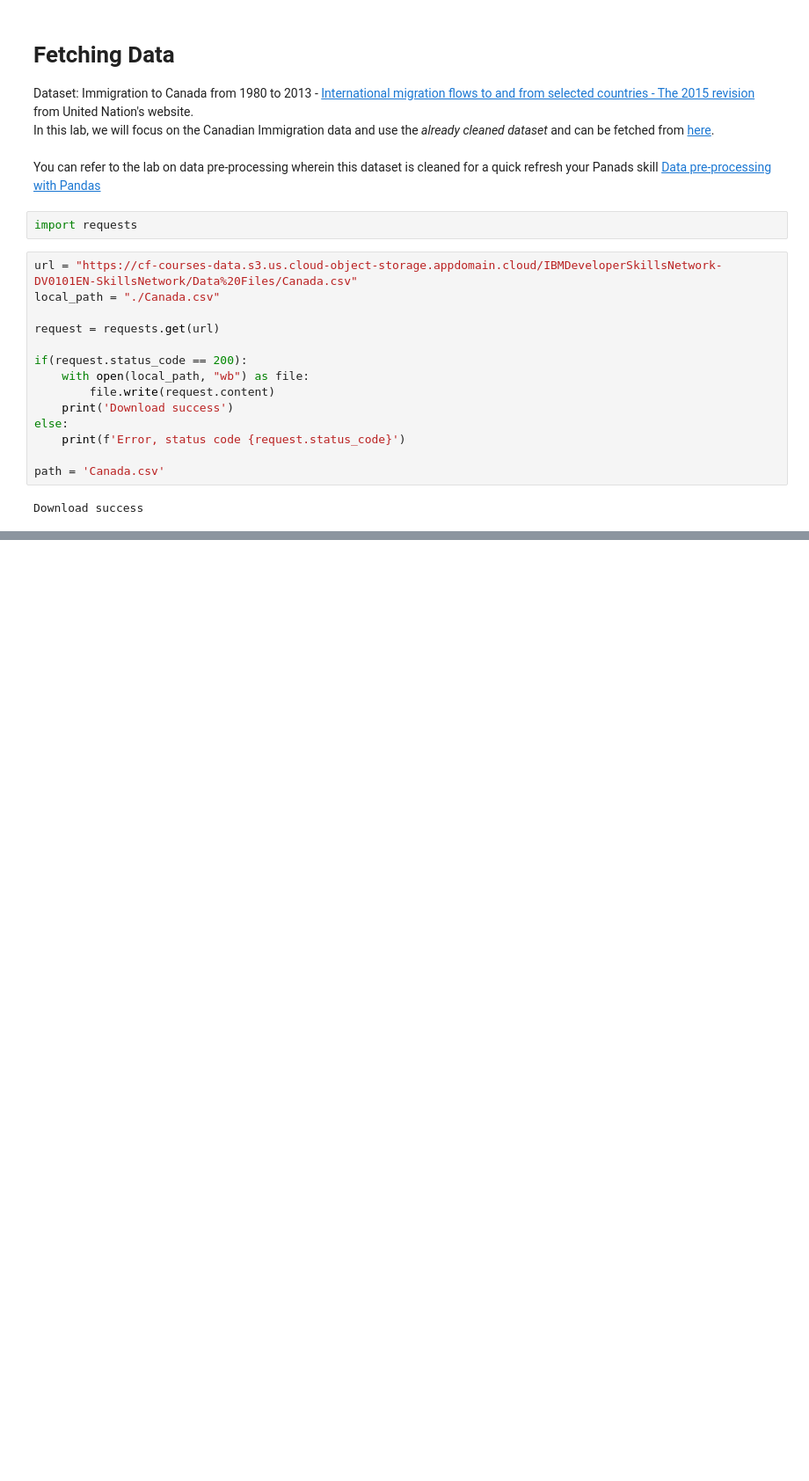
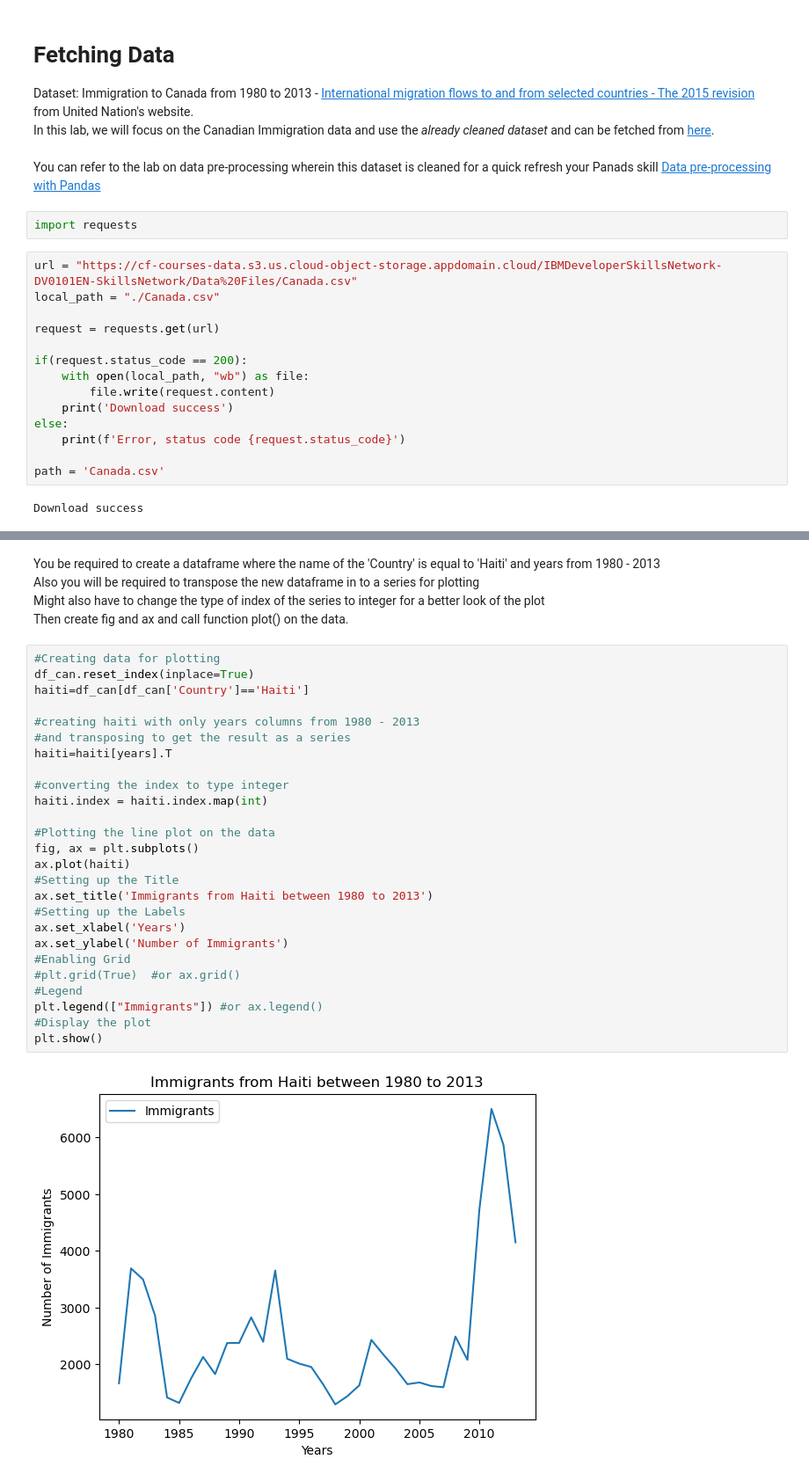
Before and after one commit to matublaq/IBM_datascience_course, a Jupyter notebook: Visualization/matplotlib/plotting_matplotlib.ipynb, the cells around one changed output, grey strips where cells are left out. Shown at 88% size. Drawn from its saved outputs; the diff is of its cells as text; blank space fills up the shorter version.

```diff
--- a/Visualization/matplotlib/plotting_matplotlib.ipynb
+++ b/Visualization/matplotlib/plotting_matplotlib.ipynb
@@ -31,0 +165,30 @@ Download success
+# %% [markdown]
+You be required to create a dataframe where the name of the 'Country' is equal to 'Haiti' and years from 1980 - 2013<br> Also you will be required to transpose the new dataframe in to a series for plotting<br>Might also have to change the type of index of the series to integer for a better look of the plot<br> Then create fig and ax and call function plot() on the data.
+# %%
+#Creating data for plotting
+df_can.reset_index(inplace=True)
+haiti=df_can[df_can['Country']=='Haiti']
+
+#creating haiti with only years columns from 1980 - 2013
+#and transposing to get the result as a series
+haiti=haiti[years].T
+
+#converting the index to type integer
+haiti.index = haiti.index.map(int)
+
+#Plotting the line plot on the data
+fig, ax = plt.subplots()
+ax.plot(haiti)
+#Setting up the Title
+ax.set_title('Immigrants from Haiti between 1980 to 2013')
+#Setting up the Labels
+ax.set_xlabel('Years')
+ax.set_ylabel('Number of Immigrants')
+#Enabling Grid
+#plt.grid(True)  #or ax.grid()
+#Legend
+plt.legend(["Immigrants"]) #or ax.legend()
+#Display the plot
+plt.show()
+# %% [output]
+[figure, added]
```
Also changed, not shown: parts of 49 cells of this notebook, 1 other file.
